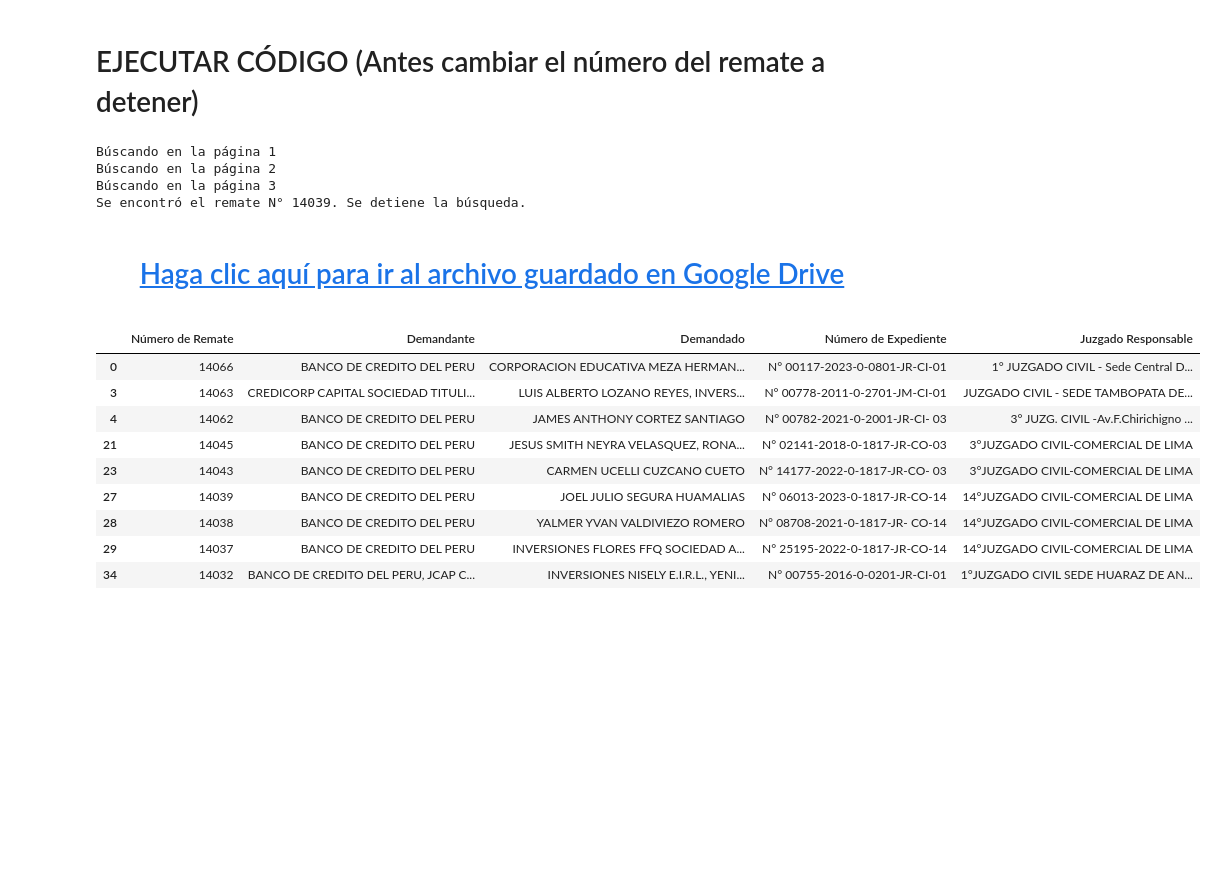
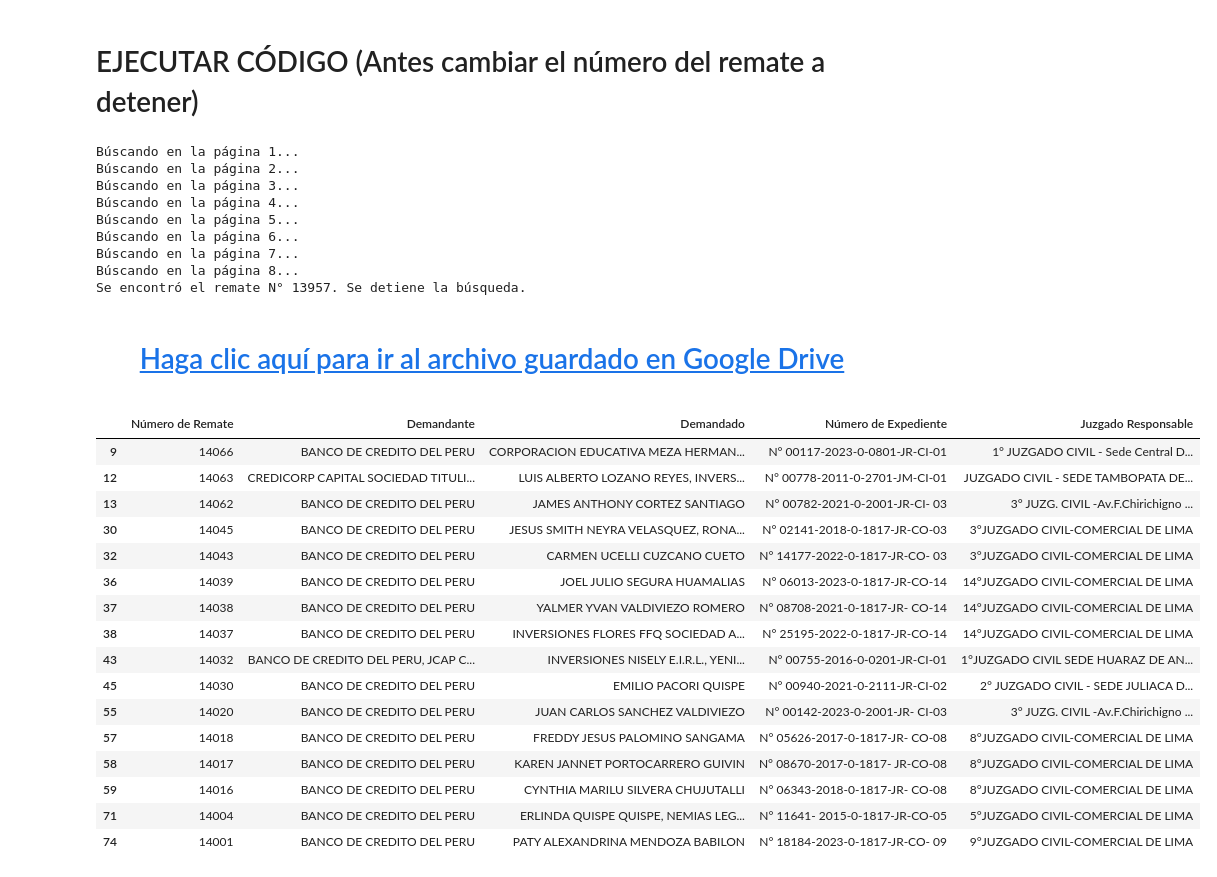
Before and after one commit to joselopez11c/mi-primer-proyecto, a Jupyter notebook: remates.ipynb, the cells around one changed output. Cells and saved outputs as stored; diff of their text form; code cells hidden in the pictures; blank space fills up the shorter version.

```diff
--- a/remates.ipynb
+++ b/remates.ipynb
@@ -30,7 +30,7 @@ NUMERO_REMATE_A_DETENER = '14039'
 # %% [markdown]
 # EJECUTAR CÓDIGO (Antes cambiar el número del remate a detener)
 # %%
-NUMERO_REMATE_A_DETENER = '14039'     # <------ MODIFICAR AQUI Y DAR CLICK EN EJECUTAR
+NUMERO_REMATE_A_DETENER = '13957'     # <------ MODIFICAR AQUI Y DAR CLICK EN EJECUTAR
 
 ########################################################################################
 ########################################################################################
@@ -189,18 +189,26 @@ def update_df_with_pdf_data(df, index, pdf_text, save_folder):
           os.remove(pdf_file_path)
 
 
-def process_pdf_and_update_df(headers, df, save_folder):
+def process_pdf_and_update_df(headers, df, save_folder, stop_number):
   for index, row in df.iterrows():
-      file_name = f"Aviso de Remate N° {row['Remate']}.pdf"
-      file_response = downloadFile(headers['Cookie'], row['Script ID'], row['View Code'])
-      if file_response.ok and 'application/pdf' in file_response.headers.get('Content-Type', ''):
-          pdf_path = os.path.join(save_folder, file_name)
-          with open(pdf_path, 'wb') as f:
-              f.write(file_response.content)
-          pdf_text = extract_pdf_data(pdf_path)
-          update_df_with_pdf_data(df, index, pdf_text, save_folder)
+      # Only process PDFs for remate numbers greater than stop_number
+      if int(row['Remate']) > int(stop_number):
+          file_name = f"Aviso de Remate N° {row['Remate']}.pdf"
+          file_response = downloadFile(headers['Cookie'], row['Script ID'], row['View Code'])
+          if file_response.ok and 'application/pdf' in file_response.headers.get('Content-Type', ''):
+              pdf_path = os.path.join(save_folder, file_name)
+              with open(pdf_path, 'wb') as f:
+                  f.write(file_response.content)
+              pdf_text = extract_pdf_data(pdf_path)
+              update_df_with_pdf_data(df, index, pdf_text, save_folder)
+          else:
+              print("Failed to download a valid PDF file.")
       else:
-          print("Failed to download a valid PDF file.")
+          # Delete the PDF if its remate number is less than or equal to stop_number
+          pdf_path = os.path.join(save_folder, f"Aviso de Remate N° {row['Remate']}.pdf")
+          if os.path.exists(pdf_path):
+              os.remove(pdf_path)
+              print(f"Deleted PDF for remate number {row['Remate']} as it's not required.")
   return df
 
 
@@ -243,6 +251,9 @@ def print_drive_link(save_folder):
   html_code = f"<div style='text-align: center;'><h1><a href='{link}' target='_blank'>Haga clic aquí para ir al archivo guardado en Google Drive</a></h1></div>"
   display(HTML(html_code))
 
+def check_for_stop_condition(df, stop_number):
+  # Check if any 'Remate' in the DataFrame is less than or equal to the stop_number
+  return df['Remate'].astype(int).le(int(stop_number)).any()
 
 
 headers = initialize_session(urlLogin)
@@ -253,46 +264,59 @@ count = 1
 stop_number = NUMERO_REMATE_A_DETENER
 clear_output(wait=True)
 
 while not stop_found:
     print(f"Búscando en la página {count}...")
     page_response = fetch_page(headers, first_row)
     soup_html, view_state_value = parse_page_content(page_response.content)
     page_data = extract_card_data(soup_html, view_state_value, headers['Cookie'])
     page_df = pd.DataFrame(page_data)
     df = pd.concat([df, page_df], ignore_index=True)
 
     # Check if the stop condition is met
     if check_for_stop_condition(page_df, stop_number):
         stop_found = True
 
     # Preparar para la siguiente página
     first_row += 12
     count += 1
 
+df = df[df['Remate'].astype(int) > int(stop_number)]
+
 if stop_found:
-    df = process_pdf_and_update_df(headers, df, save_folder)
+    df = process_pdf_and_update_df(headers, df, save_folder, stop_number)
     df_to_save = process_and_save_data(df, save_folder, current_date)
     print(f"Se encontró el remate N° {stop_number}. Se detiene la búsqueda.")
     print_drive_link(save_folder)
     print()
 else:
-    print("No se ha encontrado entre las paginas el número: " + stop_number)
-
+    print("No se ha encontrado un número de remate igual o inferior a: " + stop_number)
 
 df_to_save
 # %% [output]
-Búscando en la página 1
-Búscando en la página 2
-Búscando en la página 3
-Se encontró el remate N° 14039. Se detiene la búsqueda.
+Búscando en la página 1...
+Búscando en la página 2...
+Búscando en la página 3...
+Búscando en la página 4...
+Búscando en la página 5...
+Búscando en la página 6...
+Búscando en la página 7...
+Búscando en la página 8...
+Se encontró el remate N° 13957. Se detiene la búsqueda.
 Haga clic aquí para ir al archivo guardado en Google Drive
 |  | Número de Remate | Demandante | Demandado | Número de Expediente | Juzgado Responsable |
-| 0 | 14066 | BANCO DE CREDITO DEL PERU | CORPORACION EDUCATIVA MEZA HERMAN... | N° 00117-2023-0-0801-JR-CI-01 | 1° JUZGADO CIVIL - Sede Central D... |
-| 3 | 14063 | CREDICORP CAPITAL SOCIEDAD TITULI... | LUIS ALBERTO LOZANO REYES, INVERS... | N° 00778-2011-0-2701-JM-CI-01 | JUZGADO CIVIL - SEDE TAMBOPATA DE... |
-| 4 | 14062 | BANCO DE CREDITO DEL PERU | JAMES ANTHONY CORTEZ SANTIAGO | N° 00782-2021-0-2001-JR-CI- 03 | 3° JUZG. CIVIL -Av.F.Chirichigno ... |
-| 21 | 14045 | BANCO DE CREDITO DEL PERU | JESUS SMITH NEYRA VELASQUEZ, RONA... | N° 02141-2018-0-1817-JR-CO-03 | 3°JUZGADO CIVIL-COMERCIAL DE LIMA |
-| 23 | 14043 | BANCO DE CREDITO DEL PERU | CARMEN UCELLI CUZCANO CUETO | N° 14177-2022-0-1817-JR-CO- 03 | 3°JUZGADO CIVIL-COMERCIAL DE LIMA |
-| 27 | 14039 | BANCO DE CREDITO DEL PERU | JOEL JULIO SEGURA HUAMALIAS | N° 06013-2023-0-1817-JR-CO-14 | 14°JUZGADO CIVIL-COMERCIAL DE LIMA |
-| 28 | 14038 | BANCO DE CREDITO DEL PERU | YALMER YVAN VALDIVIEZO ROMERO | N° 08708-2021-0-1817-JR- CO-14 | 14°JUZGADO CIVIL-COMERCIAL DE LIMA |
-| 29 | 14037 | BANCO DE CREDITO DEL PERU | INVERSIONES FLORES FFQ SOCIEDAD A... | N° 25195-2022-0-1817-JR-CO-14 | 14°JUZGADO CIVIL-COMERCIAL DE LIMA |
-| 34 | 14032 | BANCO DE CREDITO DEL PERU, JCAP C... | INVERSIONES NISELY E.I.R.L., YENI... | N° 00755-2016-0-0201-JR-CI-01 | 1°JUZGADO CIVIL SEDE HUARAZ DE AN... |
+| 9 | 14066 | BANCO DE CREDITO DEL PERU | CORPORACION EDUCATIVA MEZA HERMAN... | N° 00117-2023-0-0801-JR-CI-01 | 1° JUZGADO CIVIL - Sede Central D... |
+| 12 | 14063 | CREDICORP CAPITAL SOCIEDAD TITULI... | LUIS ALBERTO LOZANO REYES, INVERS... | N° 00778-2011-0-2701-JM-CI-01 | JUZGADO CIVIL - SEDE TAMBOPATA DE... |
+| 13 | 14062 | BANCO DE CREDITO DEL PERU | JAMES ANTHONY CORTEZ SANTIAGO | N° 00782-2021-0-2001-JR-CI- 03 | 3° JUZG. CIVIL -Av.F.Chirichigno ... |
+| 30 | 14045 | BANCO DE CREDITO DEL PERU | JESUS SMITH NEYRA VELASQUEZ, RONA... | N° 02141-2018-0-1817-JR-CO-03 | 3°JUZGADO CIVIL-COMERCIAL DE LIMA |
+| 32 | 14043 | BANCO DE CREDITO DEL PERU | CARMEN UCELLI CUZCANO CUETO | N° 14177-2022-0-1817-JR-CO- 03 | 3°JUZGADO CIVIL-COMERCIAL DE LIMA |
+| 36 | 14039 | BANCO DE CREDITO DEL PERU | JOEL JULIO SEGURA HUAMALIAS | N° 06013-2023-0-1817-JR-CO-14 | 14°JUZGADO CIVIL-COMERCIAL DE LIMA |
+| 37 | 14038 | BANCO DE CREDITO DEL PERU | YALMER YVAN VALDIVIEZO ROMERO | N° 08708-2021-0-1817-JR- CO-14 | 14°JUZGADO CIVIL-COMERCIAL DE LIMA |
+| 38 | 14037 | BANCO DE CREDITO DEL PERU | INVERSIONES FLORES FFQ SOCIEDAD A... | N° 25195-2022-0-1817-JR-CO-14 | 14°JUZGADO CIVIL-COMERCIAL DE LIMA |
+| 43 | 14032 | BANCO DE CREDITO DEL PERU, JCAP C... | INVERSIONES NISELY E.I.R.L., YENI... | N° 00755-2016-0-0201-JR-CI-01 | 1°JUZGADO CIVIL SEDE HUARAZ DE AN... |
+| 45 | 14030 | BANCO DE CREDITO DEL PERU | EMILIO PACORI QUISPE | N° 00940-2021-0-2111-JR-CI-02 | 2° JUZGADO CIVIL - SEDE JULIACA D... |
+| 55 | 14020 | BANCO DE CREDITO DEL PERU | JUAN CARLOS SANCHEZ VALDIVIEZO | N° 00142-2023-0-2001-JR- CI-03 | 3° JUZG. CIVIL -Av.F.Chirichigno ... |
+| 57 | 14018 | BANCO DE CREDITO DEL PERU | FREDDY JESUS PALOMINO SANGAMA | N° 05626-2017-0-1817-JR- CO-08 | 8°JUZGADO CIVIL-COMERCIAL DE LIMA |
+| 58 | 14017 | BANCO DE CREDITO DEL PERU | KAREN JANNET PORTOCARRERO GUIVIN | N° 08670-2017-0-1817- JR-CO-08 | 8°JUZGADO CIVIL-COMERCIAL DE LIMA |
+| 59 | 14016 | BANCO DE CREDITO DEL PERU | CYNTHIA MARILU SILVERA CHUJUTALLI | N° 06343-2018-0-1817-JR- CO-08 | 8°JUZGADO CIVIL-COMERCIAL DE LIMA |
+| 71 | 14004 | BANCO DE CREDITO DEL PERU | ERLINDA QUISPE QUISPE, NEMIAS LEG... | N° 11641- 2015-0-1817-JR-CO-05 | 5°JUZGADO CIVIL-COMERCIAL DE LIMA |
+| 74 | 14001 | BANCO DE CREDITO DEL PERU | PATY ALEXANDRINA MENDOZA BABILON | N° 18184-2023-0-1817-JR-CO- 09 | 9°JUZGADO CIVIL-COMERCIAL DE LIMA |
```
